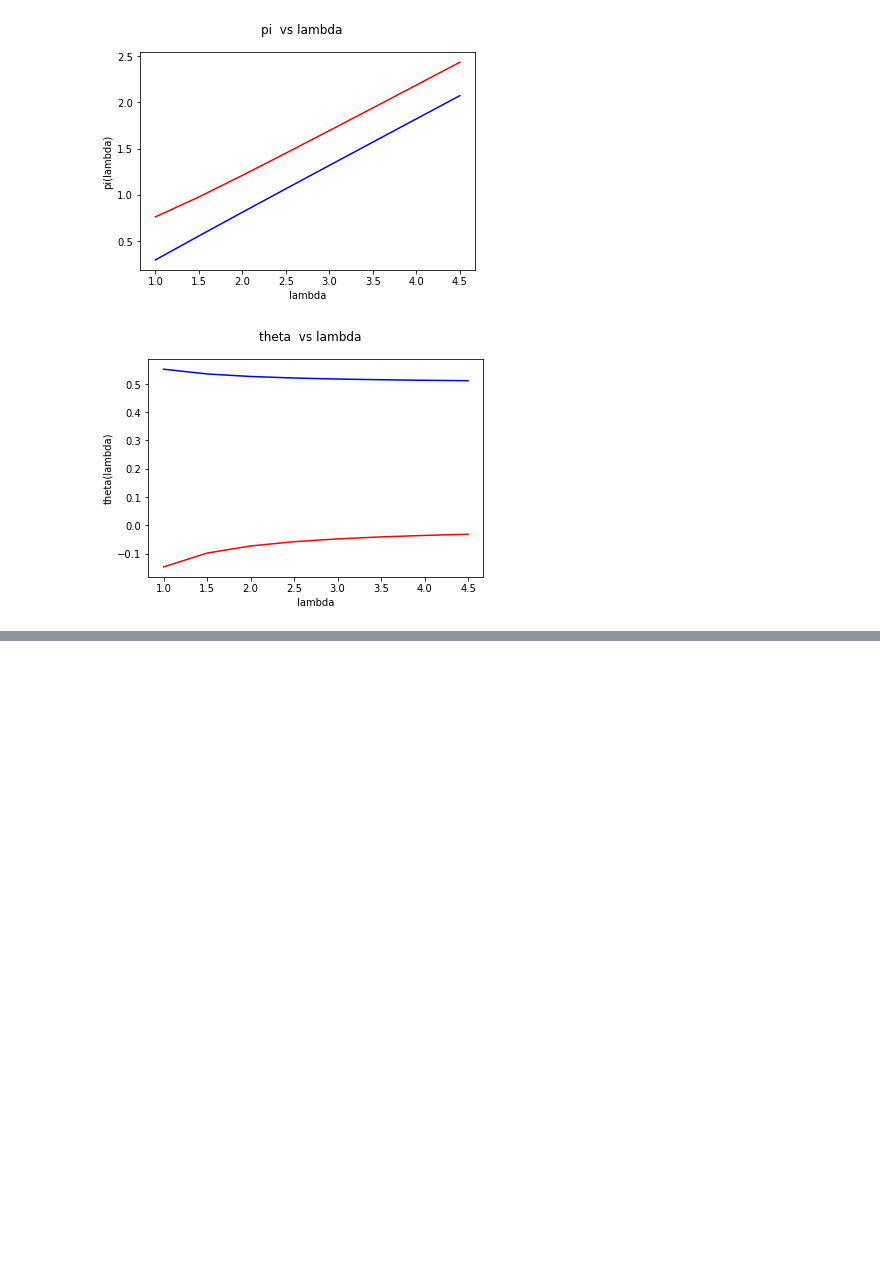
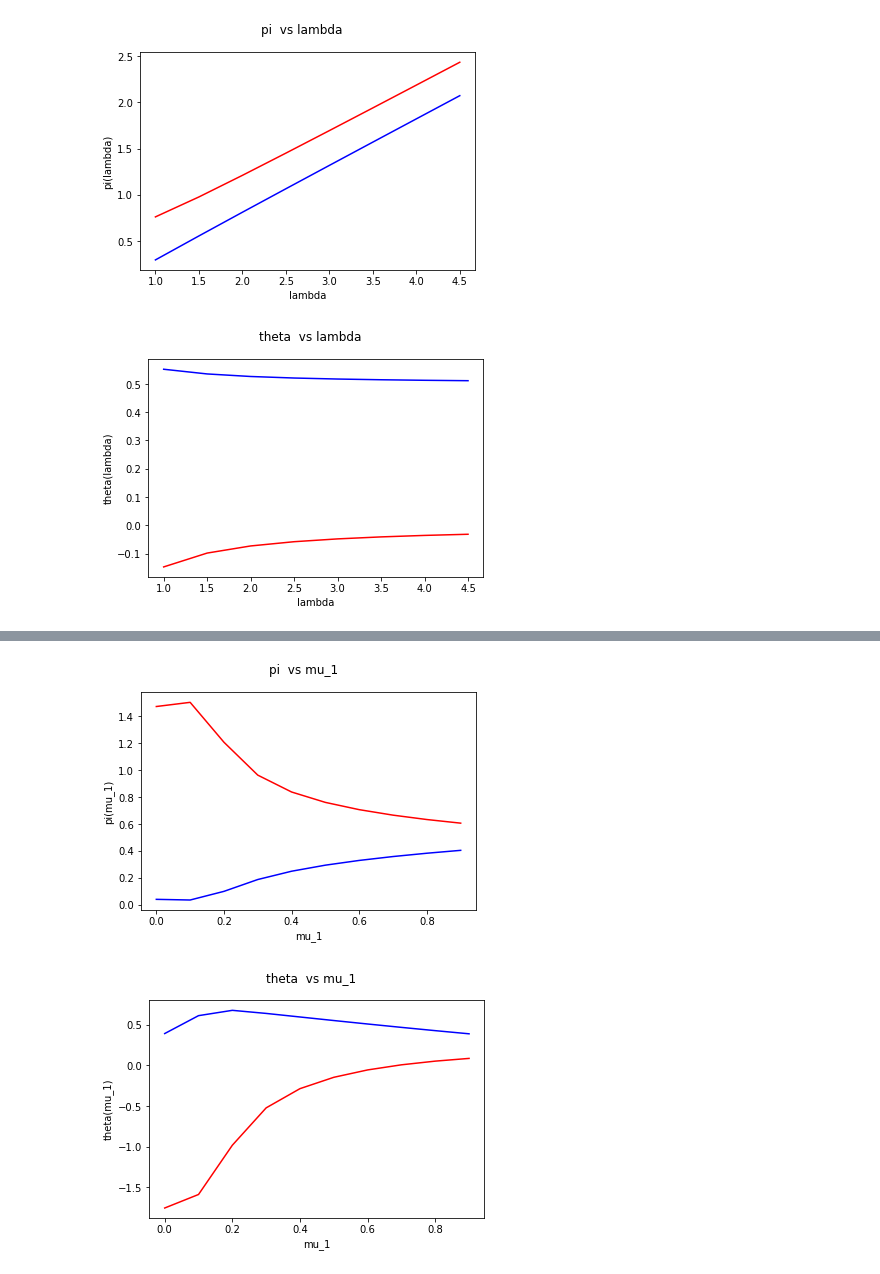
Before and after one commit to ericschulman/health_bargains, a Jupyter notebook: bargains.ipynb, the cells around one changed output, grey strips where cells are left out. Cells and saved outputs as stored; diff of their text form; code cells hidden in the pictures; blank space fills up the shorter version.

```diff
--- a/bargains.ipynb
+++ b/bargains.ipynb
@@ -134,20 +135,21 @@ def find_eq(candidates,v=False):
     for sol_0 in candidates:
         l_0,q_0,m1_0,m2_0,b1_0,b2_0,t1_0,t2_0,pi1_0,pi2_0 = sol_0
 
-        #pi3_0 = m1_0*t1_0 + m2_0*t2_0
         pi1_l0 = S(.5)*( (t2_0-l_0)/S(3) +q_0)*(1 + (t2_0-l_0)/(S(3)*q_0) )
         pi2_l0 = S(.5)*( (t1_0-l_0)/S(3) +q_0)*(1 + (t1_0-l_0)/(S(3)*q_0) )
 
         v1_0 = (pi1_0 - pi1_l0)**(b1_0) * (m1_0*t1_0 +m2_0*t2_0)**(1-b1_0)
         v2_0 = (pi2_0 - pi2_l0)**(b2_0) * (m1_0*t1_0 +m2_0*t2_0)**(1-b2_0)
 
+        if v: print 'v1_0:%s, v2_0:%s, t1_0:%s, t2_0:%s \n'%(v1_0,v2_0,t1_0,t2_0)
+
         nash = True
 
         for sol in candidates:
             l,q,m1,m2,b1,b2,t1,t2,pi1,pi2 = sol
 
-            pi1_l = S(.5)*( (t2-l)/S(3) +q)*(1 + (t2-l)/(S(3)*q) )
-            pi2_l = S(.5)*( (t1-l)/S(3) +q)*(1 + (t1-l)/(S(3)*q) )
+            pi1_l = S(.5)*( (t2-l)/S(3) +q) *(1 + (t2-l)/(S(3)*q) )
+            pi2_l = S(.5)*( (t1-l)/S(3) +q) *(1 + (t1-l)/(S(3)*q) )
 
             #nash bargaining objectives - non candidate
             #print 'pi diff: %s, pi1: %s, pi_0 diff: %s , pi_0: %s \n'%(pi1 - pi1_l, pi1_l, pi1_0 - pi1_l0, pi1_l0)
@@ -155,12 +157,16 @@ def find_eq(candidates,v=False):
             v2 = (pi2 - pi2_l )**(b2) * (m1*t1 +m2*t2)**(1-b2)
 
             #po = (pi1 < pi1_0 or pi2 < pi2_0 or pi3 < pi3_0) or (pi1 == pi1_0 and pi2 == pi2_0 and pi3 == pi3_0)
-            v0_real =  (v1_0.is_real and v2_0.is_real)
-            v_real = v1.is_real and v2.is_real
+            v0_real =  v1_0.is_real and v2_0.is_real
+            v_real =  v2.is_real and v1.is_real
+            if v: print 'v1_real : %s, v2_real: %s \n'%(v0_real,v_real)
             nash = nash and v0_real and (not v_real or v1 <= v1_0 or v2 <= v2_0)
         if nash:
             solutions.append(sol_0)
     return solutions
 
-print find_eq(test_sol)
+#print find_eq(test_sim1)
+print find_eq(test_sim2)
+#print find_eq(test_seq1)
+#print find_eq(test_seq2)
 # %% [output]
@@ -196,6 +198,20 @@ def q_plotter(game, ranger, scaler, args,v=False):
             result.append(sol)
     result = pd.DataFrame(result, columns=['l','lambda','mu_1','mu_2','beta_1','beta_2','theta_1','theta_2','pi_1','pi_2'])
     return result
+
+
+def m_plotter(game, ranger, scaler, args,v=False):
+    q0, l0, m20, b10, b20  = args
+    result = []
+    for m in ranger:
+        m = m/scaler
+        solutions = game(l = l0 ,q = q0, m1 = m, m2 = m20, b1 = b10, b2 = b20)
+        solutions = find_eq(solutions)
+        if v: print 'solutions: %s \n'%solutions
+        for sol in solutions:
+            result.append(sol)
+    result = pd.DataFrame(result, columns=['l','lambda','mu_1','mu_2','beta_1','beta_2','theta_1','theta_2','pi_1','pi_2'])
+    return result
 # %%
 def quick_plot(frame,ptype,fname):
     #plot pi
@@ -339,3 +355,8 @@ quick_plot(seq1_q,'lambda','seq1')
 # %% [output]
 [figure]
 [figure]
+# %%
+arg0 =  (1,1,.5,.5,.5)
+seq1_m =  m_plotter(seq,range(0,10,1),10.0, arg0)
+
+print seq1_m
@@ -341,0 +381,6 @@ quick_plot(seq1_q,'lambda','seq1')
+# %%
+seq1_m.to_csv('sheets/seq1_mu.csv', sep=',')
+quick_plot(seq1_m,'mu_1','seq1')
+# %% [output]
+[figure, added]
+[figure, added]
```
Also changed, not shown: parts of 5 cells of this notebook.
